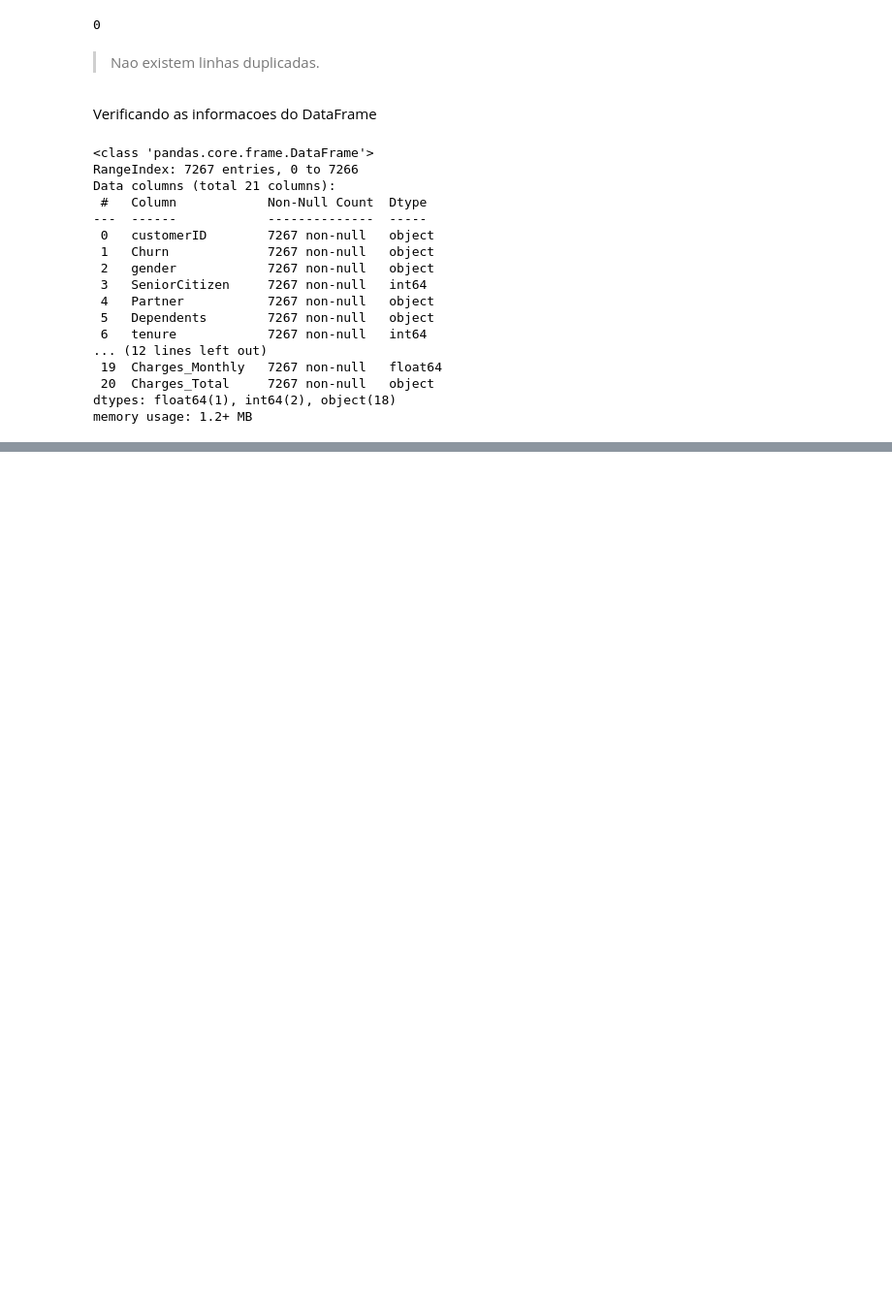
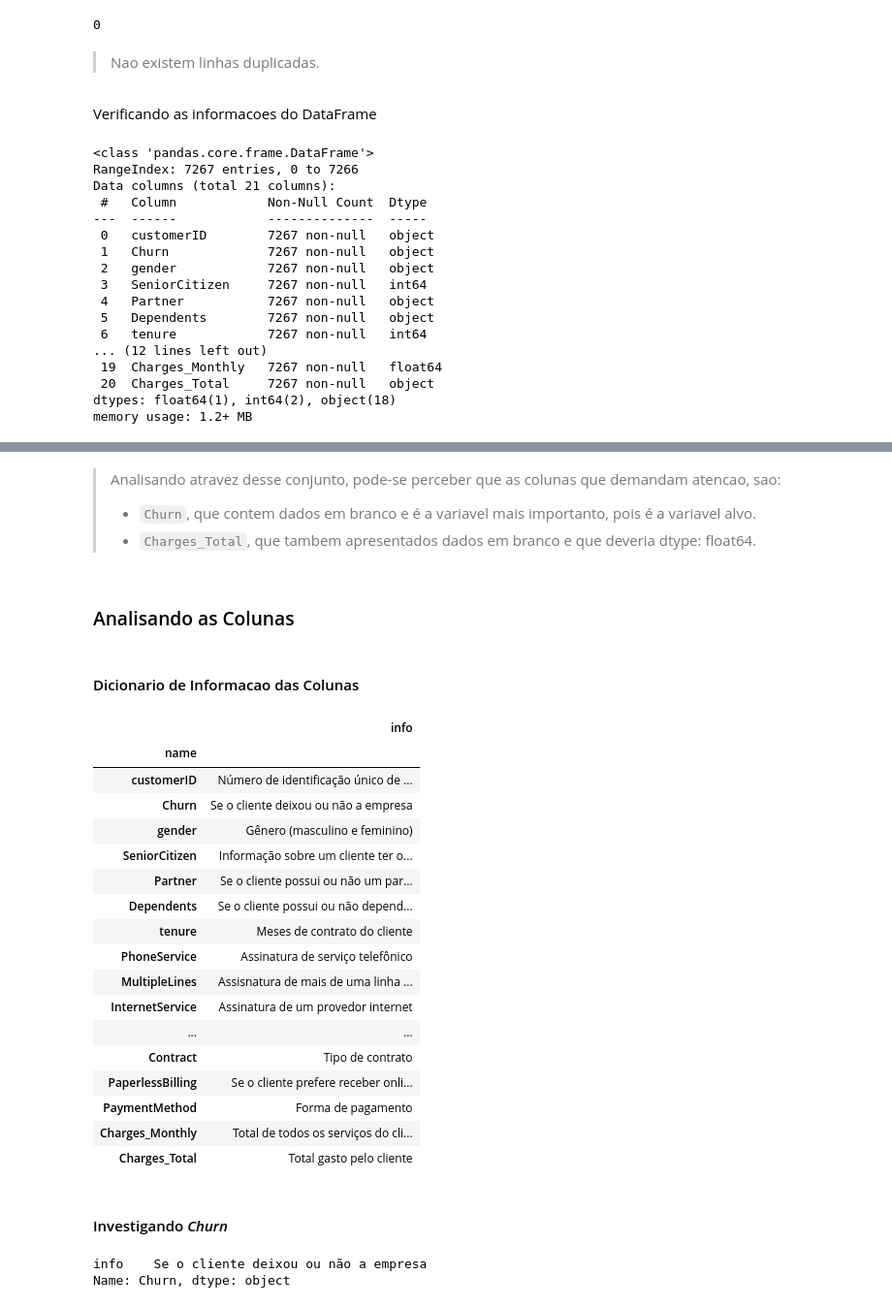
Before and after one commit to itsGab/ChallengeDS, a Jupyter notebook: nb_exploracao/nb05.ipynb, the cells around one changed output, grey strips where cells are left out. Shown at 97% size. Drawn from its saved outputs; the diff is of its cells as text; code cells hidden in the pictures; blank space fills up the shorter version.

```diff
--- a/nb_exploracao/nb05.ipynb
+++ b/nb_exploracao/nb05.ipynb
@@ -85,0 +120,38 @@ memory usage: 1.2+ MB
+# %% [markdown]
+> Analisando atravez desse conjunto, pode-se perceber que as colunas que demandam atencao, sao:
+> * `Churn`, que contem dados em branco e é a variavel mais importanto, pois é a variavel alvo.
+> * `Charges_Total`, que tambem apresentados dados em branco e que deveria dtype: float64.
+# %% [markdown]
+### Analisando as Colunas
+# %% [markdown]
+#### Dicionario de Informacao das Colunas
+# %%
+info_cols = pd.DataFrame(aux_info_colunas.items(), columns=['name', 'info'])
+info_cols.set_index('name', inplace=True)
+info_cols
+# %% [output]
+|  | info |
+| name |  |
+| customerID | Número de identificação único de ... |
+| Churn | Se o cliente deixou ou não a empresa |
+| gender | Gênero (masculino e feminino) |
+| SeniorCitizen | Informação sobre um cliente ter o... |
+| Partner | Se o cliente possui ou não um par... |
+| Dependents | Se o cliente possui ou não depend... |
+| tenure | Meses de contrato do cliente |
+| PhoneService | Assinatura de serviço telefônico |
+| MultipleLines | Assisnatura de mais de uma linha ... |
+| InternetService | Assinatura de um provedor internet |
+| ... | ... |
+| Contract | Tipo de contrato |
+| PaperlessBilling | Se o cliente prefere receber onli... |
+| PaymentMethod | Forma de pagamento |
+| Charges_Monthly | Total de todos os serviços do cli... |
+| Charges_Total | Total gasto pelo cliente |
+# %% [markdown]
+#### Investigando *Churn*
+# %%
+info_cols.loc['Churn']
+# %% [output]
+info    Se o cliente deixou ou não a empresa
+Name: Churn, dtype: object
```
Also changed, not shown: parts of 33 cells of this notebook, 6 other files.
